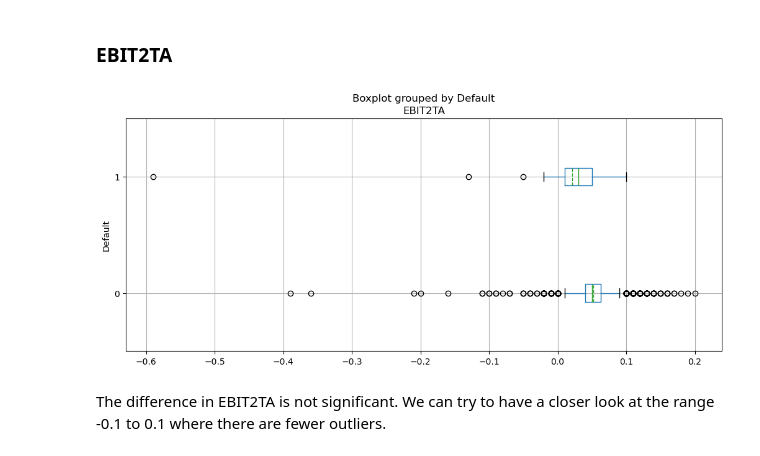
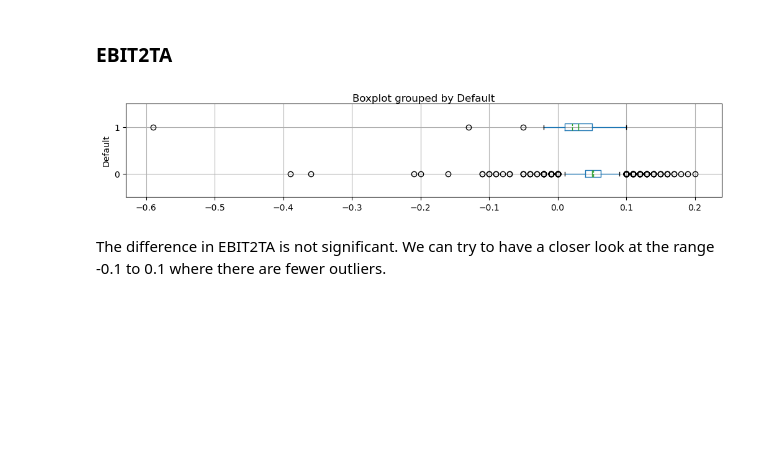
Before and after one commit to Hoale2908/Predicting-Company-Default, a Jupyter notebook: Predicting_Company_Default.ipynb, the cells around one changed output. Cells and saved outputs as stored; diff of their text form; code cells hidden in the pictures; blank space fills up the shorter version.

```diff
--- a/Predicting_Company_Default.ipynb
+++ b/Predicting_Company_Default.ipynb
@@ -316,10 +318,11 @@ The difference is quite clear with RE2TA. Default companies tend to have a lower
 # %% [markdown]
 ### EBIT2TA
 # %%
-comp_data.boxplot('EBIT2TA', by='Default', grid=True, vert=False, meanline=True, showmeans=True, figsize=(12,5))
+comp_data.boxplot('EBIT2TA', by='Default', grid=True, vert=False, meanline=True, showmeans=True, figsize=(12,2))
+plt.title('')
 plt.show()
 # %% [output]
-[figure, old version]
+[figure, new version]
 # %% [markdown]
 The difference in EBIT2TA is not significant. We can try to have a closer look at the range -0.1 to 0.1 where there are fewer outliers.
 # %%
```
Also changed, not shown: parts of 7 cells of this notebook.
